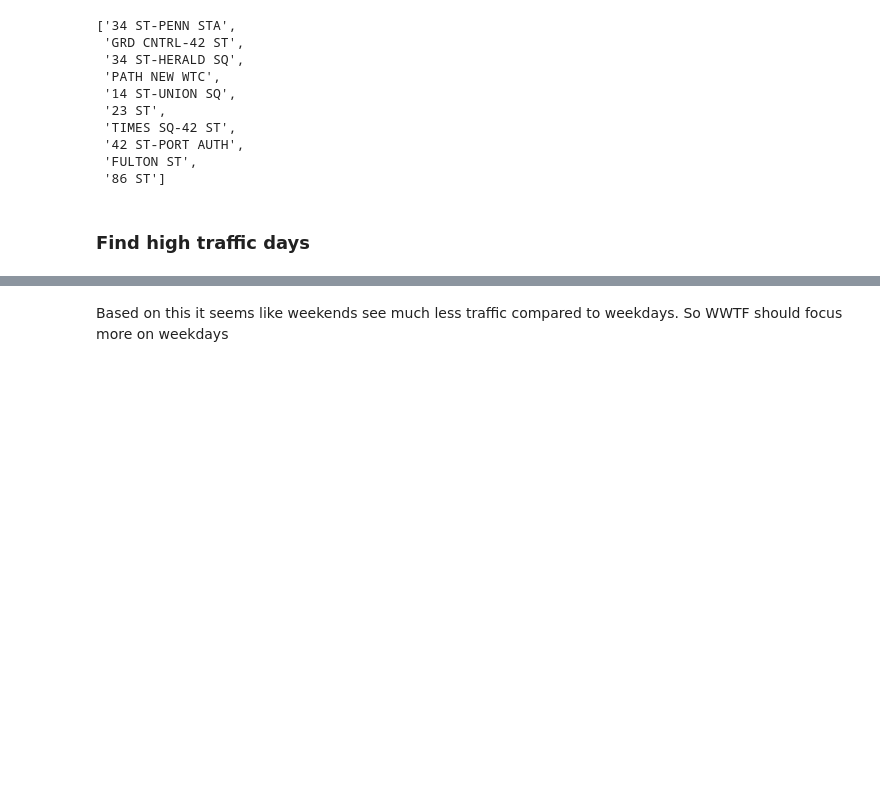
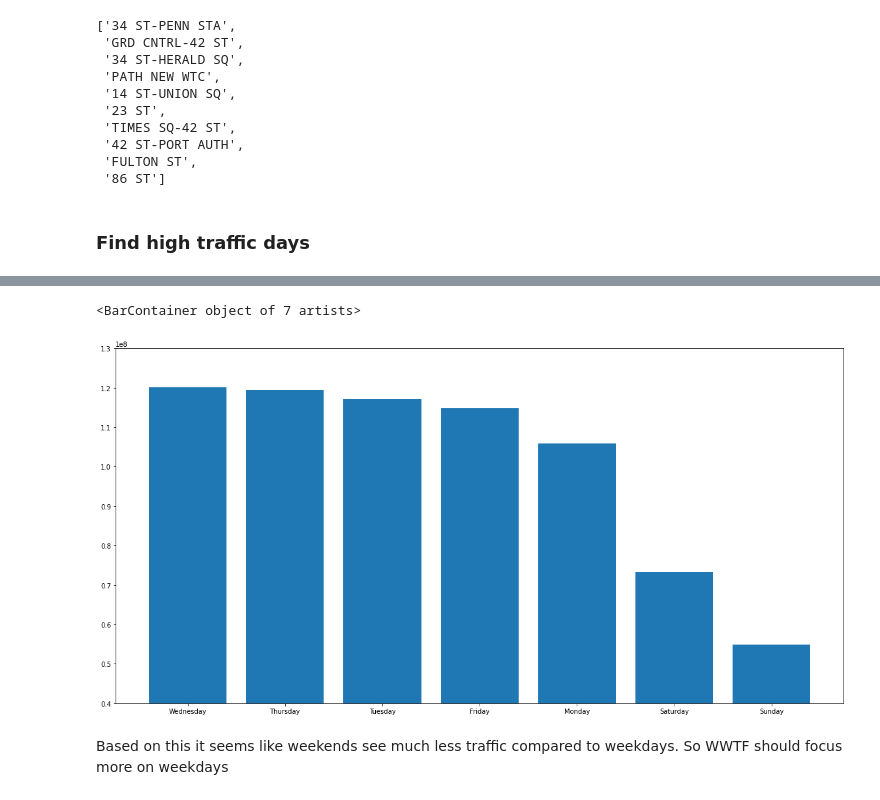
Before and after one commit to racheldilley1/mta-project-1, a Jupyter notebook: Proj1_Ritu.ipynb, the cells around one changed output, grey strips where cells are left out. Drawn from its saved outputs; the diff is of its cells as text; code cells hidden in the pictures; blank space fills up the shorter version.

```diff
--- a/Proj1_Ritu.ipynb
+++ b/Proj1_Ritu.ipynb
@@ -297,7 +325,7 @@ indices
 # %% [markdown]
 ### Find high traffic days
 # %%
-Total_Weekly_ridership = grouped_day.groupby(['Week_Day']).Total_Traffic.sum().reset_index()
+Total_Weekly_ridership = grouped_time.groupby(['Week_Day']).TOTAL_TRAFFIC.sum().reset_index()
 #Total_Weekly_ridership = grouped_day.groupby(['Week_Day']).Total_Traffic.mean().reset_index()
-Total_Weekly_ridership.sort_values(by=['Total_Traffic'],inplace = True, ascending = False)
+Total_Weekly_ridership.sort_values(by=['TOTAL_TRAFFIC'],inplace = True, ascending = False)
 Total_Weekly_ridership.head()
@@ -304,7 +339,10 @@ Total_Weekly_ridership.head()
 # %%
 #plt.ylim(1610000000000,1620000000000)
-plt.ylim(40000000,140000000)
-plt.bar(Total_Weekly_ridership['Week_Day'], Total_Weekly_ridership['Total_Traffic'])
+plt.ylim(40000000,130000000)
+plt.bar(Total_Weekly_ridership['Week_Day'], Total_Weekly_ridership['TOTAL_TRAFFIC'])
+# %% [output]
+<BarContainer object of 7 artists>
+[figure, added]
 # %% [markdown]
 Based on this it seems like weekends see much less traffic compared to weekdays. So WWTF should focus more on weekdays
 # %%
```
Also changed, not shown: parts of 11 cells of this notebook.
